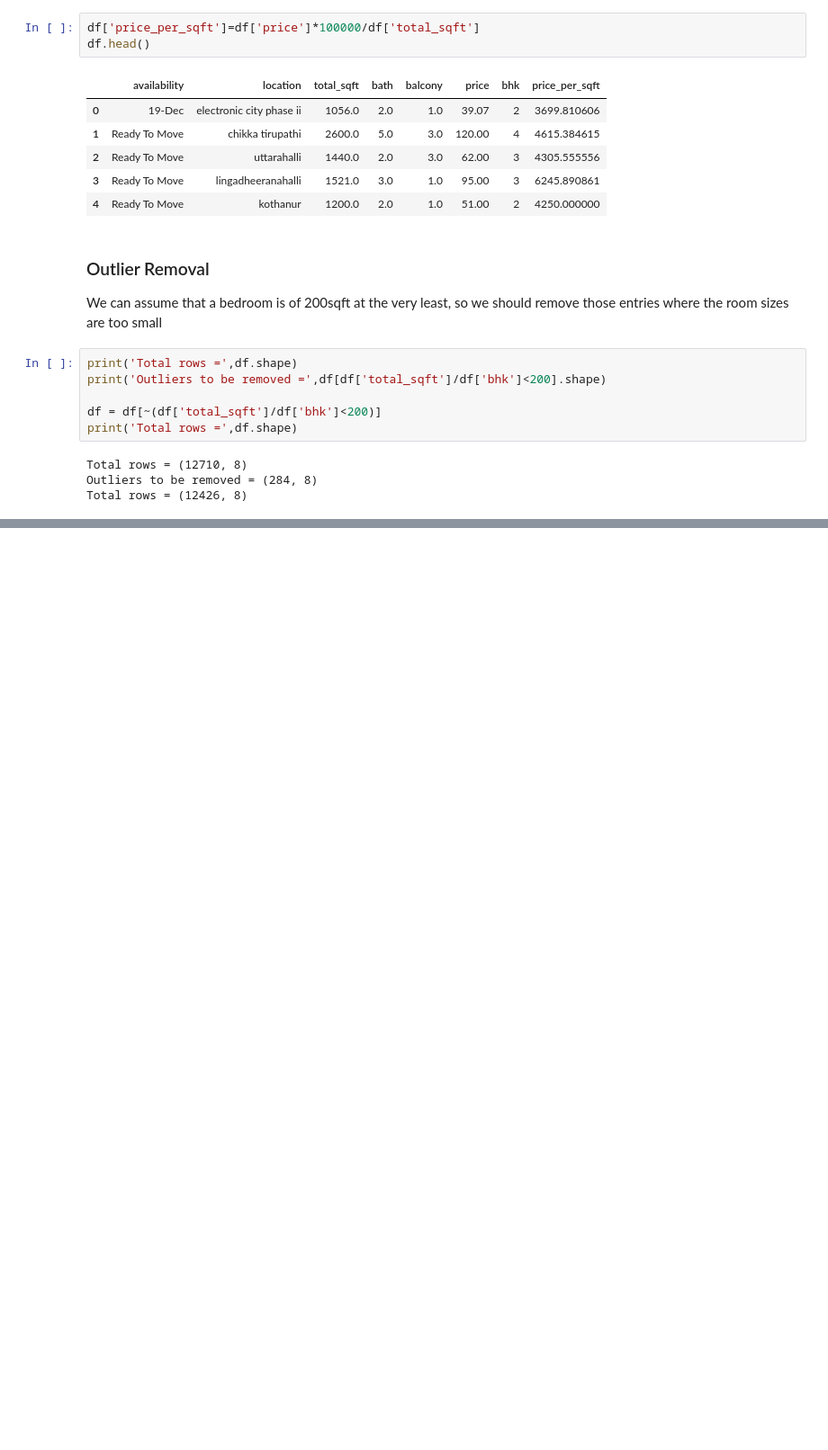
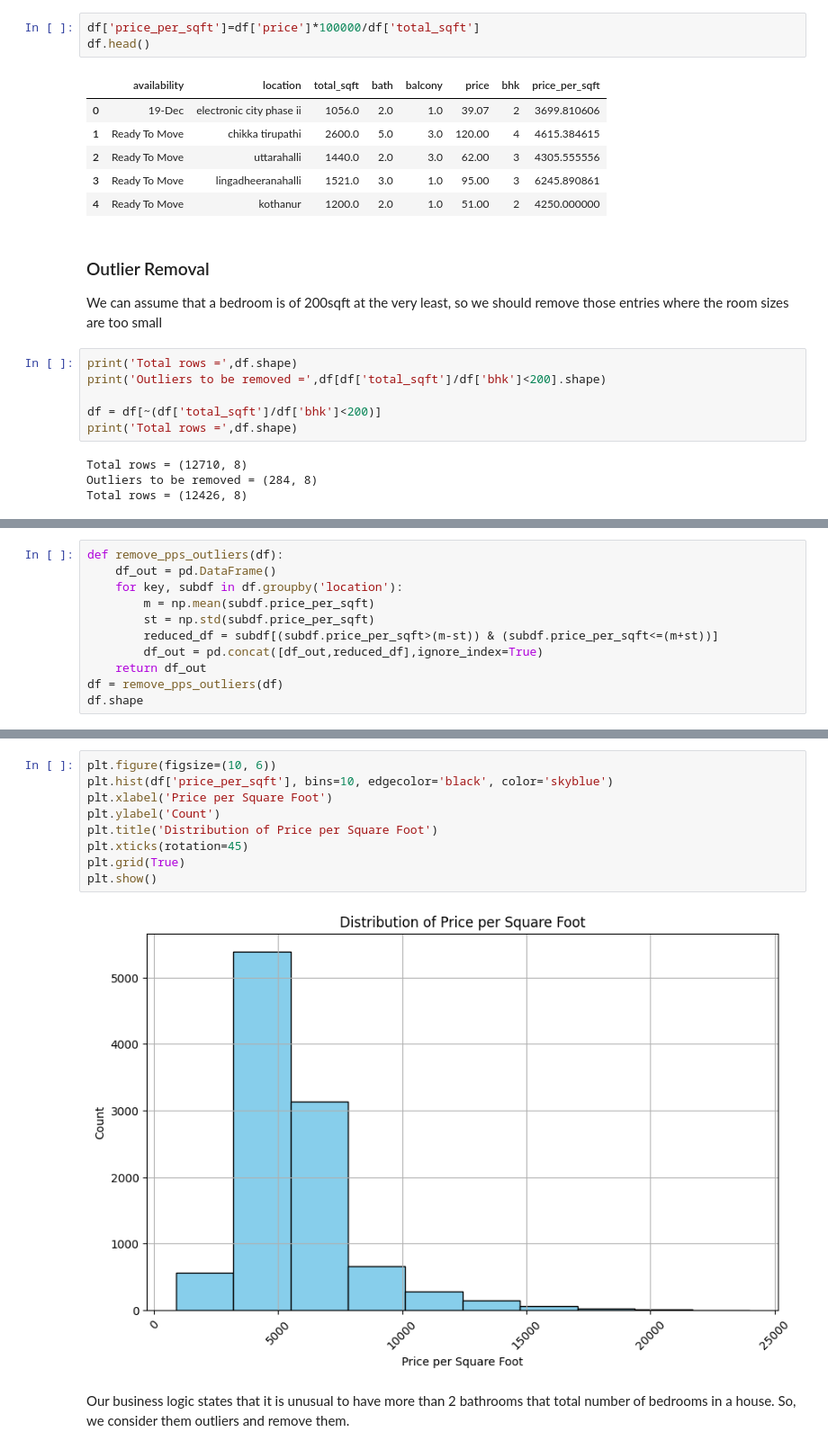
Before and after one commit to Divyashree-iyer/bengaluru-house-price-prediction, a Jupyter notebook: model.ipynb, the cells around one changed output, grey strips where cells are left out. Shown: that part at 90% size. Drawn from its saved outputs; the diff is of its cells as text; blank space fills up the shorter version.

```diff
--- a/model.ipynb
+++ b/model.ipynb
@@ -303,0 +328,11 @@ Total rows = (12426, 8)
+# %%
+def remove_pps_outliers(df):
+    df_out = pd.DataFrame()
+    for key, subdf in df.groupby('location'):
+        m = np.mean(subdf.price_per_sqft)
+        st = np.std(subdf.price_per_sqft)
+        reduced_df = subdf[(subdf.price_per_sqft>(m-st)) & (subdf.price_per_sqft<=(m+st))]
+        df_out = pd.concat([df_out,reduced_df],ignore_index=True)
+    return df_out
+df = remove_pps_outliers(df)
+df.shape
@@ -303,0 +353,13 @@ Total rows = (12426, 8)
+# %%
+plt.figure(figsize=(10, 6))
+plt.hist(df['price_per_sqft'], bins=10, edgecolor='black', color='skyblue')
+plt.xlabel('Price per Square Foot')
+plt.ylabel('Count')
+plt.title('Distribution of Price per Square Foot')
+plt.xticks(rotation=45)
+plt.grid(True)
+plt.show()
+# %% [output]
+[figure, added]
+# %% [markdown]
+Our business logic states that it is unusual to have more than 2 bathrooms that total number of bedrooms in a house. So, we consider them outliers and remove them.
```
Also changed, not shown: parts of 21 cells of this notebook.
